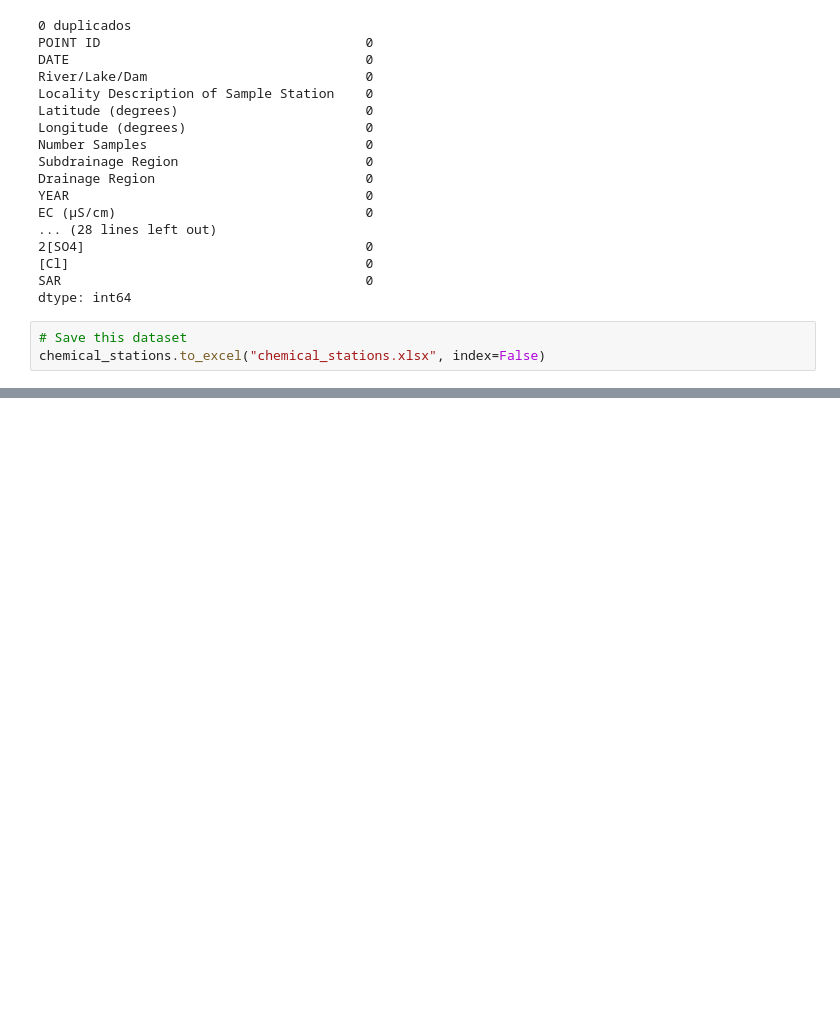
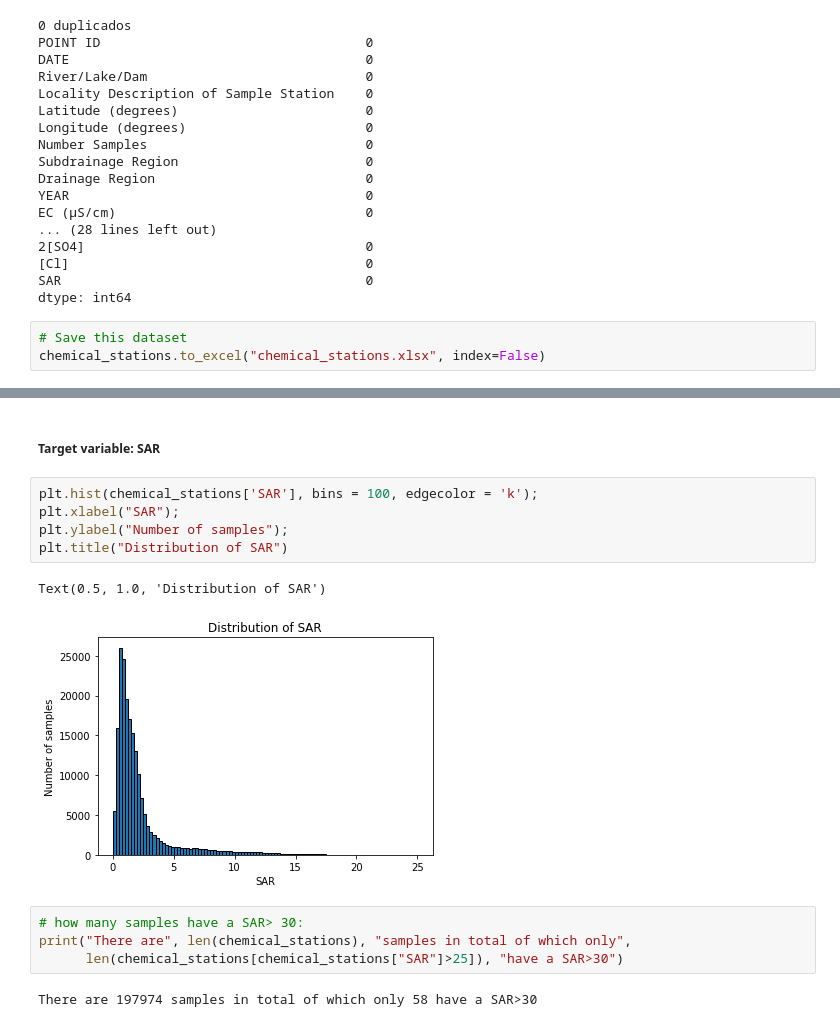
Before and after one commit to elenuskiya/TFM, a Jupyter notebook: Notebooks/00_Cleaning_manipulation_and_unification.ipynb, the cells around one changed output, grey strips where cells are left out. Saved outputs shown, nothing was run; the diff lists cells and outputs as text; blank space fills up the shorter version.

```diff
--- a/Notebooks/00_Cleaning_manipulation_and_unification.ipynb
+++ b/Notebooks/00_Cleaning_manipulation_and_unification.ipynb
@@ -683,0 +828,16 @@ chemical_stations.to_excel("chemical_stations.xlsx", index=False)
+# %% [markdown]
+##### Target variable: SAR
+# %%
+plt.hist(chemical_stations['SAR'], bins = 100, edgecolor = 'k');
+plt.xlabel("SAR");
+plt.ylabel("Number of samples");
+plt.title("Distribution of SAR")
+# %% [output]
+Text(0.5, 1.0, 'Distribution of SAR')
+[figure, added]
+# %%
+# how many samples have a SAR> 30:
+print("There are", len(chemical_stations), "samples in total of which only",
+      len(chemical_stations[chemical_stations["SAR"]>25]), "have a SAR>30")
+# %% [output]
+There are 197974 samples in total of which only 58 have a SAR>30
```
Also changed, not shown: parts of 33 cells of this notebook.
